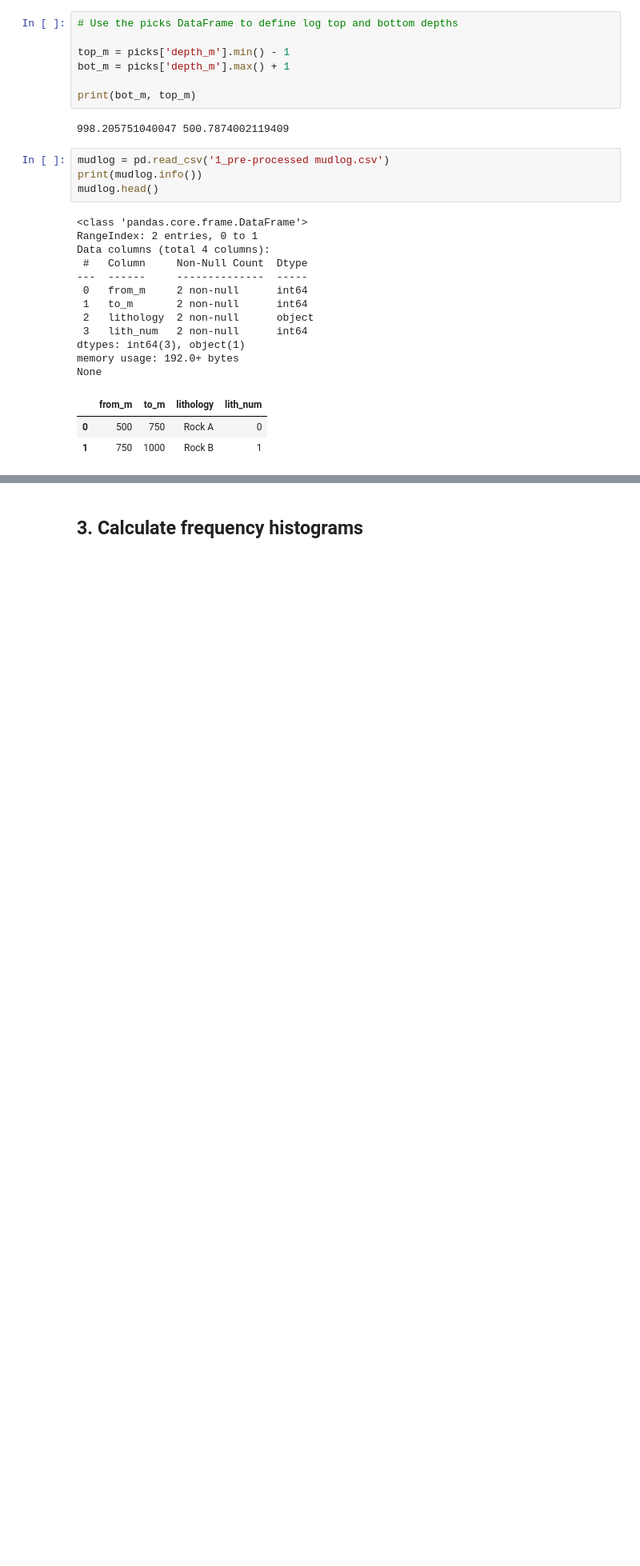
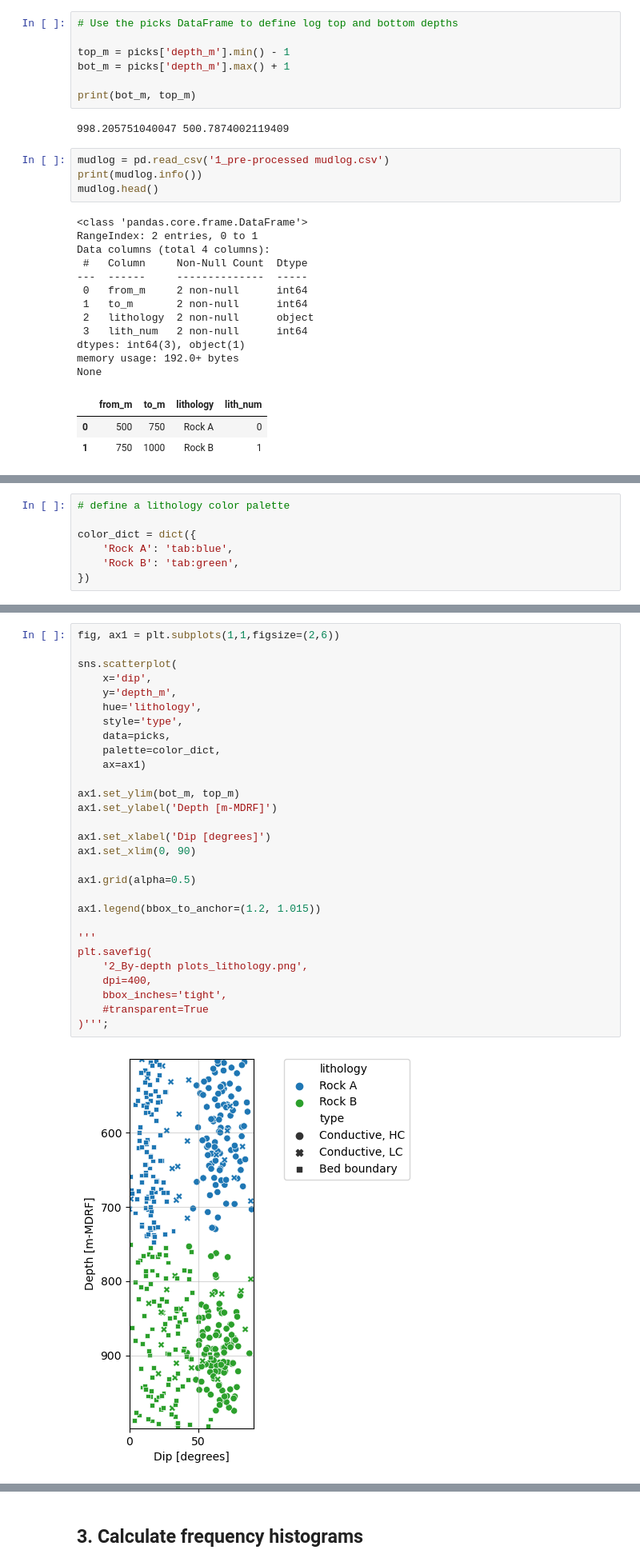
Before and after one commit to ICWallis/borehole-image-analysis-with-python, a Jupyter notebook: 2_By-depth plots.ipynb, the cells around one changed output, grey strips where cells are left out. Shown: that part at 80% size. Cells and saved outputs as stored; diff of their text form; blank space fills up the shorter version.

Commit message:
Add plots by attributes

```diff
--- a/2_By-depth plots.ipynb
+++ b/2_By-depth plots.ipynb
@@ -102,2 +112,9 @@ None
+# %%
+# define a lithology color palette
+
+color_dict = dict({
+    'Rock A': 'tab:blue',
+    'Rock B': 'tab:green',
+})
 # %% [markdown]
 ## 1. Use Seaborn to evaluate pick attributes by depth
@@ -107,0 +123,31 @@ None
+# %%
+fig, ax1 = plt.subplots(1,1,figsize=(2,6))
+
+sns.scatterplot(
+    x='dip',
+    y='depth_m',
+    hue='lithology',
+    style='type',
+    data=picks,
+    palette=color_dict,
+    ax=ax1)
+
+ax1.set_ylim(bot_m, top_m)
+ax1.set_ylabel('Depth [m-MDRF]')
+
+ax1.set_xlabel('Dip [degrees]')
+ax1.set_xlim(0, 90)
+
+ax1.grid(alpha=0.5)
+
+ax1.legend(bbox_to_anchor=(1.2, 1.015))
+
+'''
+plt.savefig(
+    '2_By-depth plots_lithology.png',
+    dpi=400,
+    bbox_inches='tight',
+    #transparent=True
+)''';
+# %% [output]
+[figure, added]
```
Also changed, not shown: parts of 13 cells of this notebook.
